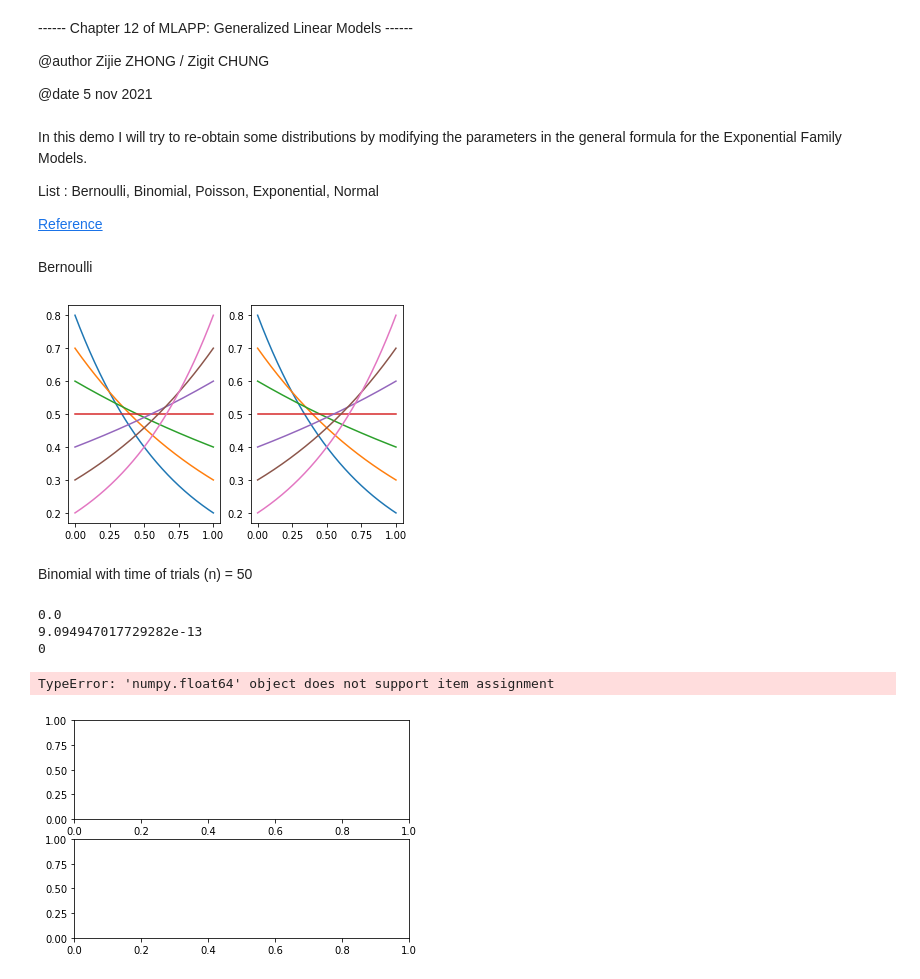
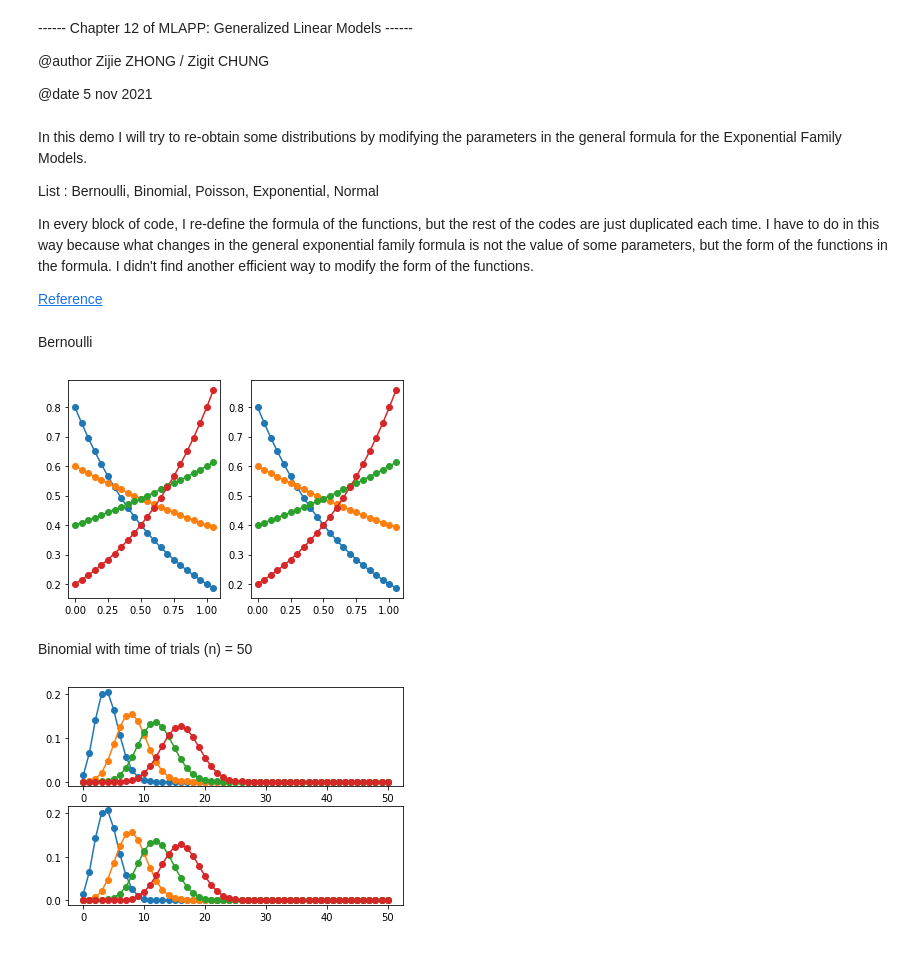
Before and after one commit to ZGChung/ICMLL_MLAPP, a Jupyter notebook: ExpFam_general.ipynb, the cells around one changed output. Saved outputs shown, nothing was run; the diff lists cells and outputs as text; code cells hidden in the pictures.

Commit message:
feat: finish the demo of Exponential Family

```diff
--- a/ExpFam_general.ipynb
+++ b/ExpFam_general.ipynb
@@ -9,6 +9,8 @@ In this demo I will try to re-obtain some distributions by modifying the paramet
 
 List : Bernoulli, Binomial, Poisson, Exponential, Normal
 
+In every block of code, I re-define the formula of the functions, but the rest of the codes are just duplicated each time. I have to do in this way because what changes in the general exponential family formula is not the value of some parameters, but the form of the functions in the formula. I didn't find another efficient way to modify the form of the functions.
+
 [Reference](https://en.wikipedia.org/wiki/Exponential_family)
 # %% [markdown]
 Bernoulli
@@ -17,7 +19,7 @@ import numpy as np
 import matplotlib.pyplot as plt
 
 # Definition of the formula
-x = np.arange(0,1.001,0.001)
+x = np.arange(0,1.1,0.05)
 h = 1
 T = x
 def eta(theta):
@@ -27,52 +29,48 @@ def A(eta):
 
 # plot the pdf generated 2 ways
 fig, ax = plt.subplots(1, 2)
-for p in (0.2,0.3,0.4,0.5,0.6,0.7,0.8):
+for p in np.arange(0.2,0.8,0.2):
     # FEF
     pdf = h * np.exp(np.dot(eta(p),x)-A(eta(p)))
-    ax[0].plot(x,pdf)
+    ax[0].plot(x,pdf,'-o')
     ## original form
     pdf2 = p**x*(1-p)**(1-x)
-    ax[1].plot(x,pdf2)
+    ax[1].plot(x,pdf2,'-o')
 plt.show()
 # %% [output]
-[figure, old version]
+[figure, new version]
 # %% [markdown]
 Binomial with time of trials (n) = 50
 # %%
 import numpy as np
 import matplotlib.pyplot as plt
 import math as m
 
 # Definition of the formula
 x_set = np.arange(0,51,1)
 n = 40
 def h(n,x):
     return m.comb(n,x)
 def T(x):
     return x
 def eta(theta):
     return np.log(theta/(1-theta))
 def A(eta):
     return n*np.log(1+np.exp(eta))
 
-p = 0.5
-pdf = np.zeros(50)
-pdf2 = np.zeros(50)
+
+pdf = np.zeros(51)
+pdf2 = np.zeros(51)
 # plot the pdf generated 2 ways
 fig, ax = plt.subplots(2, 1)
-for p in (0.1,0.2,0.3,0.4):
+for p in np.arange(0.1,0.5,0.1):
     for x in x_set:
         # FEF
         pdf[x] = np.dot(h(n,x),   np.exp(  np.dot(eta(p),x)  -  A(eta(p))   )   )
         ## original form
         pdf2[x] = m.comb(n,x)*(p**x)*(1-p)**(n-x)
-    ax[0].plot(x,pdf,'o')
-    ax[1].plot(x,pdf2,'o')
+    ax[0].plot(x_set,pdf,'o-')
+    ax[1].plot(x_set,pdf2,'o-')
 plt.show()
 # %% [output]
-0.0
-9.094947017729282e-13
-0
-TypeError: 'numpy.float64' object does not support item assignment
-[figure, old version]
+[figure, new version]
```
Also changed, not shown: parts of 7 cells of this notebook, 1 other file.
